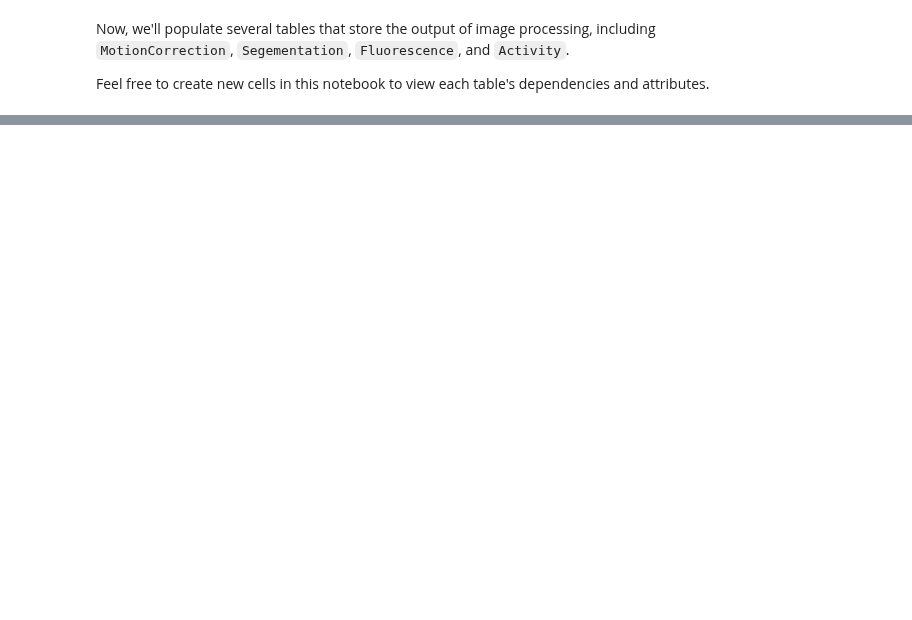
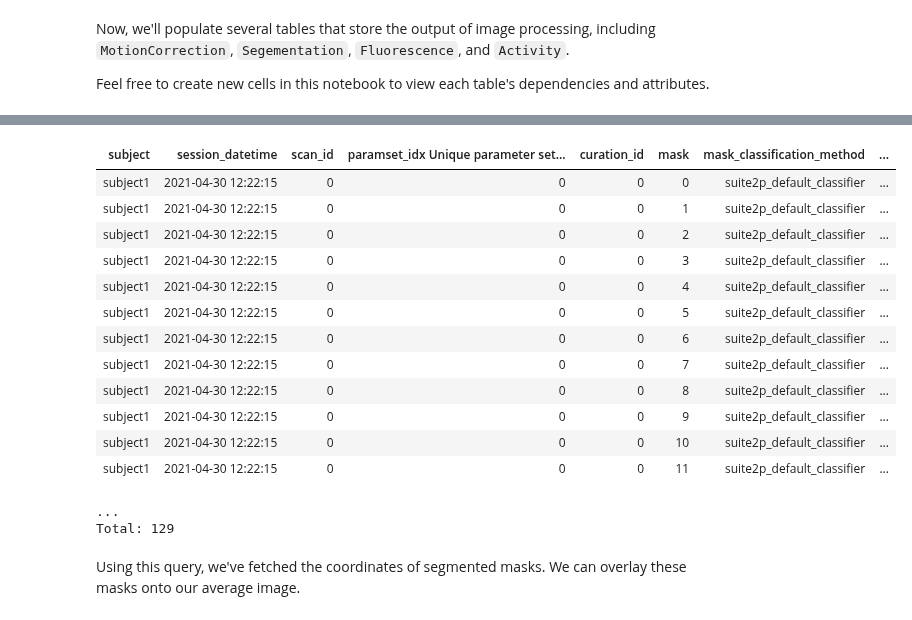
Before and after one commit to datajoint/element-calcium-imaging, a Jupyter notebook: notebooks/tutorial.ipynb, the cells around one changed output, grey strips where cells are left out. Saved outputs shown, nothing was run; the diff lists cells and outputs as text; code cells hidden in the pictures; blank space fills up the shorter version.

```diff
--- a/notebooks/tutorial.ipynb
+++ b/notebooks/tutorial.ipynb
@@ -369,3 +618,26 @@ plt.imshow(average_image)
+# %%
+(
+    imaging.Segmentation.Mask * imaging.MaskClassification.MaskType
+    & session_key
+    & "mask_center_z=0"
+    & "mask_npix > 130"
+)
+# %% [output]
+| subject | session_datetime | scan_id | paramset_idx Unique parameter set... | curation_id | mask | mask_classification_method | ... |
+| subject1 | 2021-04-30 12:22:15 | 0 | 0 | 0 | 0 | suite2p_default_classifier | ... |
+| subject1 | 2021-04-30 12:22:15 | 0 | 0 | 0 | 1 | suite2p_default_classifier | ... |
+| subject1 | 2021-04-30 12:22:15 | 0 | 0 | 0 | 2 | suite2p_default_classifier | ... |
+| subject1 | 2021-04-30 12:22:15 | 0 | 0 | 0 | 3 | suite2p_default_classifier | ... |
+| subject1 | 2021-04-30 12:22:15 | 0 | 0 | 0 | 4 | suite2p_default_classifier | ... |
+| subject1 | 2021-04-30 12:22:15 | 0 | 0 | 0 | 5 | suite2p_default_classifier | ... |
+| subject1 | 2021-04-30 12:22:15 | 0 | 0 | 0 | 6 | suite2p_default_classifier | ... |
+| subject1 | 2021-04-30 12:22:15 | 0 | 0 | 0 | 7 | suite2p_default_classifier | ... |
+| subject1 | 2021-04-30 12:22:15 | 0 | 0 | 0 | 8 | suite2p_default_classifier | ... |
+| subject1 | 2021-04-30 12:22:15 | 0 | 0 | 0 | 9 | suite2p_default_classifier | ... |
+| subject1 | 2021-04-30 12:22:15 | 0 | 0 | 0 | 10 | suite2p_default_classifier | ... |
+| subject1 | 2021-04-30 12:22:15 | 0 | 0 | 0 | 11 | suite2p_default_classifier | ... |
+...
+Total: 129
 # %%
 mask_xpix, mask_ypix = (
     imaging.Segmentation.Mask * imaging.MaskClassification.MaskType
@@ -373,6 +645,9 @@ mask_xpix, mask_ypix = (
     & "mask_center_z=0"
     & "mask_npix > 130"
 ).fetch("mask_xpix", "mask_ypix")
+# %% [markdown]
+Using this query, we've fetched the coordinates of segmented masks. We can overlay these
+masks onto our average image.
 # %%
 mask_image = np.zeros(np.shape(average_image), dtype=bool)
 for xpix, ypix in zip(mask_xpix, mask_ypix):
```
Also changed, not shown: parts of 69 cells of this notebook.
